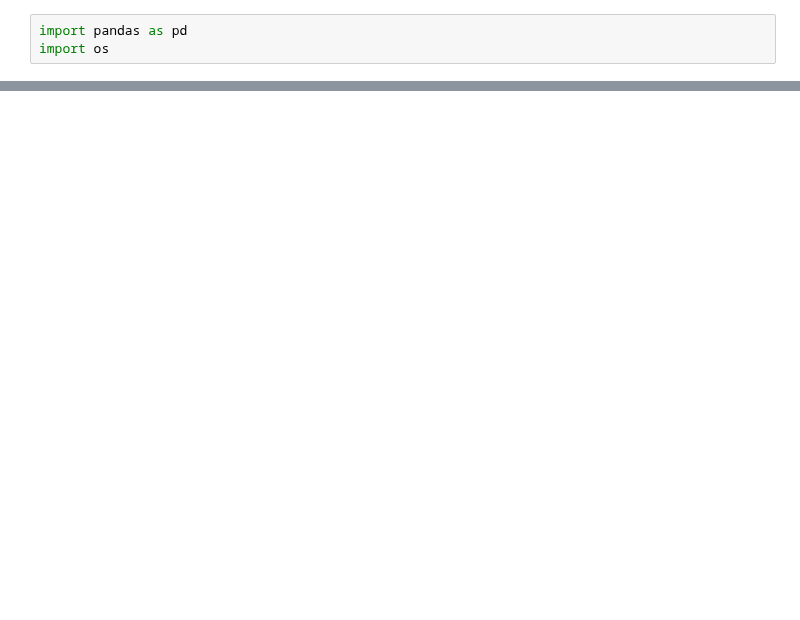
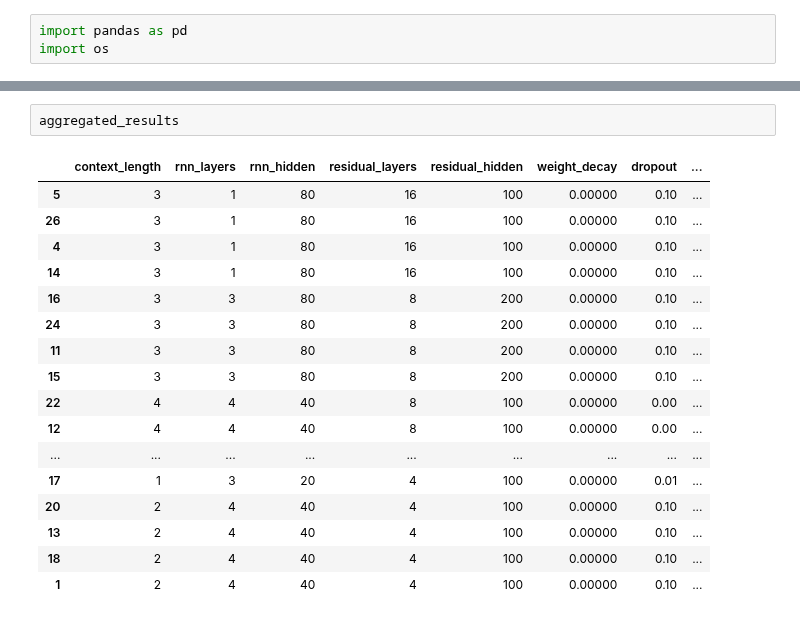
Before and after one commit to EdvardJSHolen/Final-Year-Project, a Jupyter notebook: timefusion/training_scripts/results/process_results.ipynb, the cells around one changed output, grey strips where cells are left out. Saved outputs shown, nothing was run; the diff lists cells and outputs as text; blank space fills up the shorter version.

```diff
--- a/timefusion/training_scripts/results/process_results.ipynb
+++ b/timefusion/training_scripts/results/process_results.ipynb
@@ -47 +50,21 @@ aggregated_results
 200 rows × 21 columns
+# %%
+aggregated_results
+# %% [output]
+|  | context_length | rnn_layers | rnn_hidden | residual_layers | residual_hidden | weight_decay | dropout | ... |
+| 5 | 3 | 1 | 80 | 16 | 100 | 0.00000 | 0.10 | ... |
+| 26 | 3 | 1 | 80 | 16 | 100 | 0.00000 | 0.10 | ... |
+| 4 | 3 | 1 | 80 | 16 | 100 | 0.00000 | 0.10 | ... |
+| 14 | 3 | 1 | 80 | 16 | 100 | 0.00000 | 0.10 | ... |
+| 16 | 3 | 3 | 80 | 8 | 200 | 0.00000 | 0.10 | ... |
+| 24 | 3 | 3 | 80 | 8 | 200 | 0.00000 | 0.10 | ... |
+| 11 | 3 | 3 | 80 | 8 | 200 | 0.00000 | 0.10 | ... |
+| 15 | 3 | 3 | 80 | 8 | 200 | 0.00000 | 0.10 | ... |
+| 22 | 4 | 4 | 40 | 8 | 100 | 0.00000 | 0.00 | ... |
+| 12 | 4 | 4 | 40 | 8 | 100 | 0.00000 | 0.00 | ... |
+| ... | ... | ... | ... | ... | ... | ... | ... | ... |
+| 17 | 1 | 3 | 20 | 4 | 100 | 0.00000 | 0.01 | ... |
+| 20 | 2 | 4 | 40 | 4 | 100 | 0.00000 | 0.10 | ... |
+| 13 | 2 | 4 | 40 | 4 | 100 | 0.00000 | 0.10 | ... |
+| 18 | 2 | 4 | 40 | 4 | 100 | 0.00000 | 0.10 | ... |
+| 1 | 2 | 4 | 40 | 4 | 100 | 0.00000 | 0.10 | ... |
```
Also changed, not shown: parts of 3 cells of this notebook, 5 other files.
